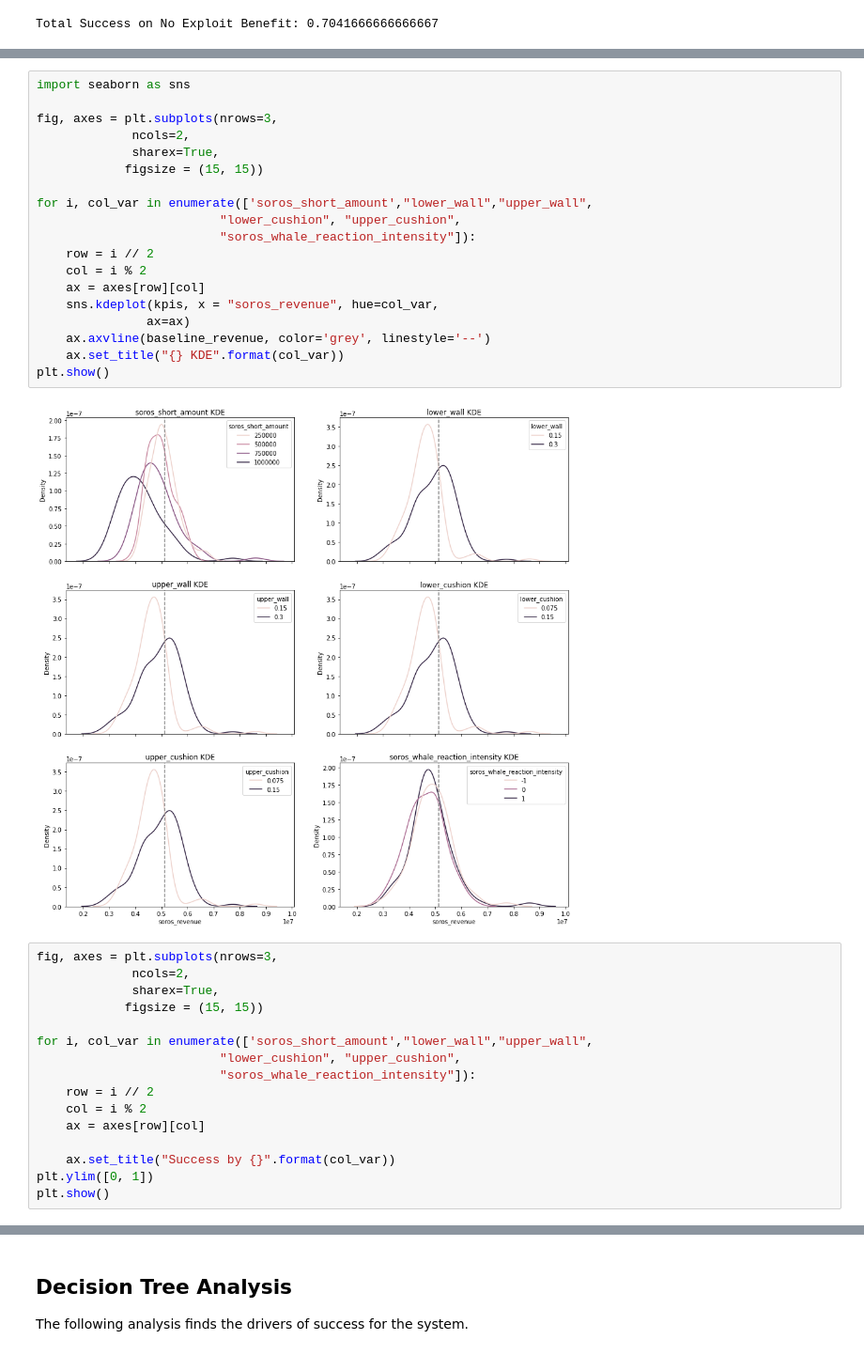
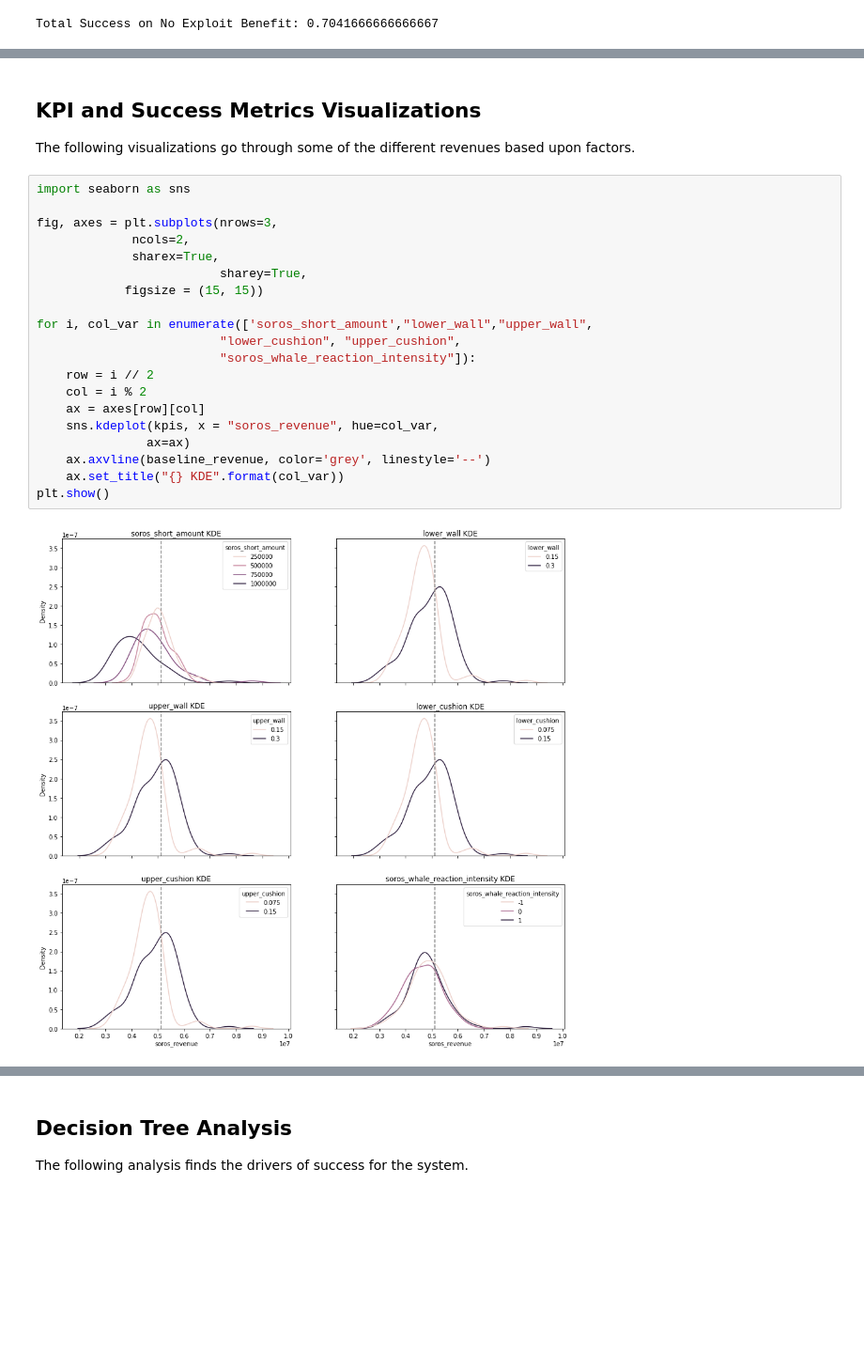
Before and after one commit to OlympusDAO/olympus-digital-twin, a Jupyter notebook: Pseudo-Soros Attack Research.ipynb, the cells around one changed output, grey strips where cells are left out. Shown at 94% size. Saved outputs shown, nothing was run; the diff lists cells and outputs as text; blank space fills up the shorter version.

```diff
--- a/Pseudo-Soros Attack Research.ipynb
+++ b/Pseudo-Soros Attack Research.ipynb
@@ -217,37 +213,26 @@ The following visualizations go through some of the different revenues based upo
-# %%
-import seaborn as sns
-
-fig, axes = plt.subplots(nrows=3,
-             ncols=2,
-             sharex=True,
-            figsize = (15, 15))
-
-for i, col_var in enumerate(['soros_short_amount',"lower_wall","upper_wall",
-                         "lower_cushion", "upper_cushion",
-                         "soros_whale_reaction_intensity"]):
-    row = i // 2
-    col = i % 2
-    ax = axes[row][col]
-    sns.kdeplot(kpis, x = "soros_revenue", hue=col_var,
-               ax=ax)
-    ax.axvline(baseline_revenue, color='grey', linestyle='--')
-    ax.set_title("{} KDE".format(col_var))
-plt.show()
-# %% [output]
-[figure, removed]
-# %%
-fig, axes = plt.subplots(nrows=3,
-             ncols=2,
-             sharex=True,
-            figsize = (15, 15))
-
-for i, col_var in enumerate(['soros_short_amount',"lower_wall","upper_wall",
-                         "lower_cushion", "upper_cushion",
-                         "soros_whale_reaction_intensity"]):
-    row = i // 2
-    col = i % 2
-    ax = axes[row][col]
-
-    ax.set_title("Success by {}".format(col_var))
-plt.ylim([0, 1])
-plt.show()
+# %% [markdown]
+## KPI and Success Metrics Visualizations
+
+The following visualizations go through some of the different revenues based upon factors.
+# %%
+import seaborn as sns
+
+fig, axes = plt.subplots(nrows=3,
+             ncols=2,
+             sharex=True,
+                         sharey=True,
+            figsize = (15, 15))
+
+for i, col_var in enumerate(['soros_short_amount',"lower_wall","upper_wall",
+                         "lower_cushion", "upper_cushion",
+                         "soros_whale_reaction_intensity"]):
+    row = i // 2
+    col = i % 2
+    ax = axes[row][col]
+    sns.kdeplot(kpis, x = "soros_revenue", hue=col_var,
+               ax=ax)
+    ax.axvline(baseline_revenue, color='grey', linestyle='--')
+    ax.set_title("{} KDE".format(col_var))
+plt.show()
+# %% [output]
+[figure, added]
```
Also changed, not shown: parts of 10 cells of this notebook.
